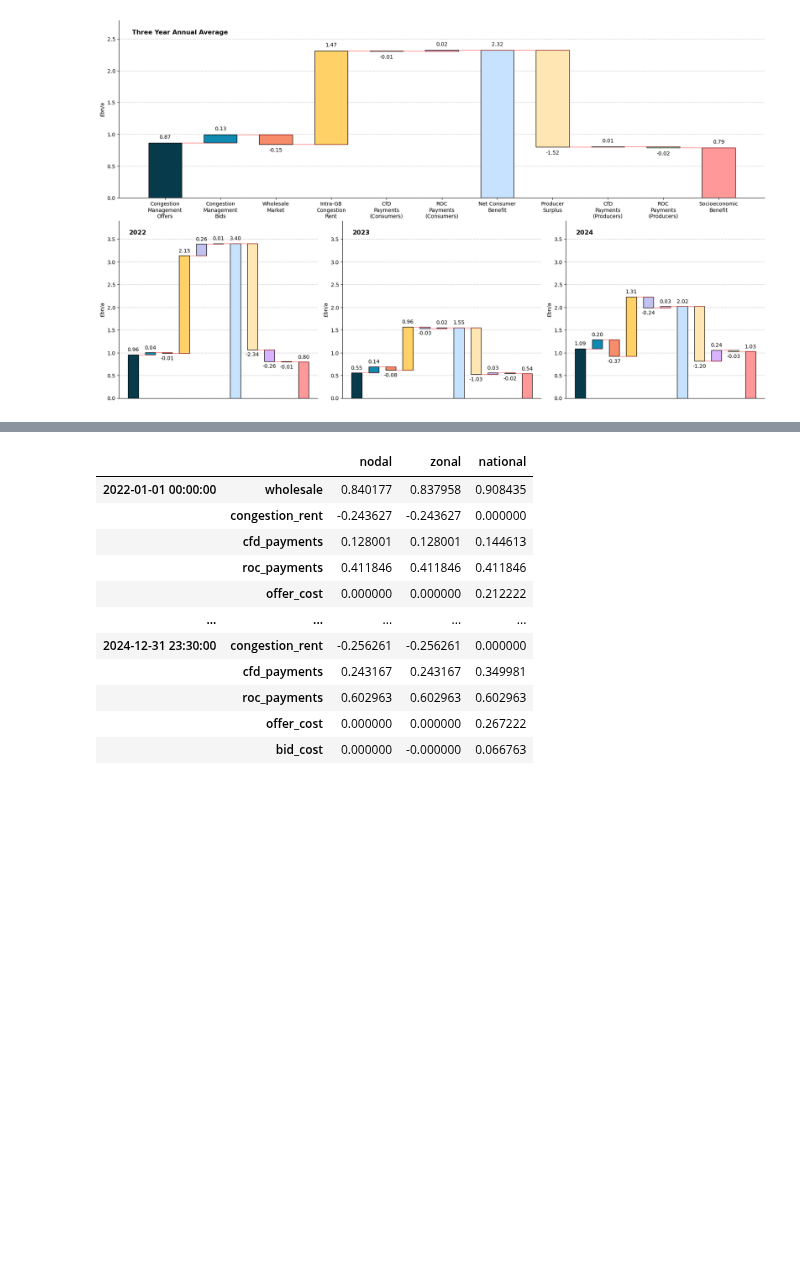
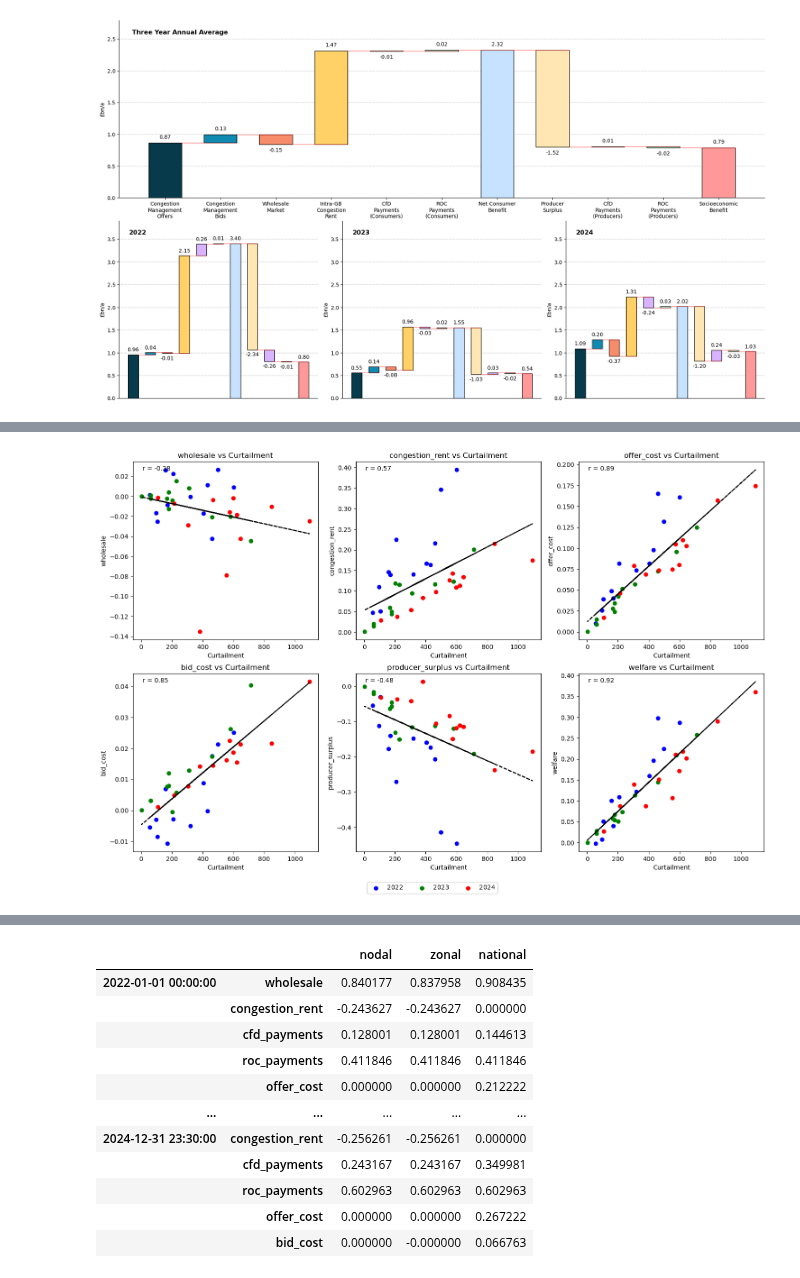
Before and after one commit to LukasFrankenQ/GBPower, a Jupyter notebook: notebooks/get_total_results.ipynb, the cells around one changed output, grey strips where cells are left out. Drawn from its saved outputs; the diff is of its cells as text; code cells hidden in the pictures; blank space fills up the shorter version.

Commit message:
added correlation plot

```diff
--- a/notebooks/get_total_results.ipynb
+++ b/notebooks/get_total_results.ipynb
@@ -511,7 +511,8 @@ for i, year in enumerate(years):
 
     # Use the color dictionary or default to a standard color if not in dict
     # Define fallback colors for components not in color_dict
-    fallback_colors = ['#ff9999', '#66b3ff', '#99ff99', '#ffcc99', '#c2c2f0', '#ffb3e6', '#c6e2ff', '#ffe6b3', '#d9b3ff', '#b3ffcc']
+    # fallback_colors = ['#ff9999', '#66b3ff', '#99ff99', '#ffcc99', '#c2c2f0', '#ffb3e6', '#c6e2ff', '#ffe6b3', '#d9b3ff', '#b3ffcc']
+    fallback_colors = ['#ff9999', '#66b3ff', '#99ff99', '#ffcc99', '#d9b3ff', '#b3ffcc', '#c6e2ff', '#ffe6b3', '#d9b3ff', '#b3ffcc']
     colors = []
     for j, component in enumerate(components):
         if component in color_dict:
@@ -644,0 +639,5 @@ dtype: float64
+# %%
+who_diff = rev_zon.loc[idx[:, 'wholesale_revenue'], :].sum() - rev_nat.loc[idx[:, 'wholesale_revenue'], :].sum()
+who_diff = who_diff.groupby(who_diff.index.get_level_values(0).str[:7]).sum().mul(1e-9)
+
+who_diff
@@ -644,0 +662,10 @@ dtype: float64
+# %%
+corr_plot = ss.copy()
+
+corr_plot['curtailment'] = curtailment.values
+corr_plot['producer_surplus'] = who_diff.values
+
+corr_plot.drop(columns=['cfd_payments', 'roc_payments'], inplace=True)
+# %%
+corr_plot['welfare'] = corr_plot.drop(columns=['curtailment']).sum(axis=1)
+corr_plot
@@ -644,0 +690,46 @@ dtype: float64
+# %%
+# Create scatter plots for each column against curtailment
+fig, axs = plt.subplots(2, 3, figsize=(15, 10))
+axs = axs.flatten()
+
+columns_to_plot = [col for col in corr_plot.columns if col != 'curtailment']
+
+# Define colors for each year
+colors = {2022: 'blue', 2023: 'green', 2024: 'red'}
+markers = []
+
+for i, col in enumerate(columns_to_plot):
+    # Plot points with different colors based on year
+    for year in [2022, 2023, 2024]:
+        year_data = corr_plot.loc[year]
+        scatter = axs[i].scatter(
+            year_data['curtailment'],
+            year_data[col],
+            color=colors[year],
+            label=year if i == 0 else None  # Only add to legend for the first subplot
+        )
+        if i == 0:
+            markers.append(scatter)
+
+    axs[i].set_xlabel('Curtailment')
+    axs[i].set_ylabel(col)
+    axs[i].set_title(f'{col} vs Curtailment')
+
+    # Add trend line for all data
+    z = np.polyfit(corr_plot['curtailment'], corr_plot[col], 1)
+    p = np.poly1d(z)
+    axs[i].plot(corr_plot['curtailment'], p(corr_plot['curtailment']), "k--")
+
+    # Add correlation coefficient
+    corr = np.corrcoef(corr_plot['curtailment'], corr_plot[col])[0, 1]
+    axs[i].annotate(f"r = {corr:.2f}", xy=(0.05, 0.95), xycoords='axes fraction')
+
+# Add a single legend at the bottom of the figure
+fig.legend(markers, ['2022', '2023', '2024'],
+           loc='lower center', ncol=3, bbox_to_anchor=(0.5, 0))
+
+plt.tight_layout()
+plt.subplots_adjust(bottom=0.1)  # Make room for the legend
+plt.show()
+# %% [output]
+[figure, added]
```
Also changed, not shown: parts of 5 cells of this notebook.
